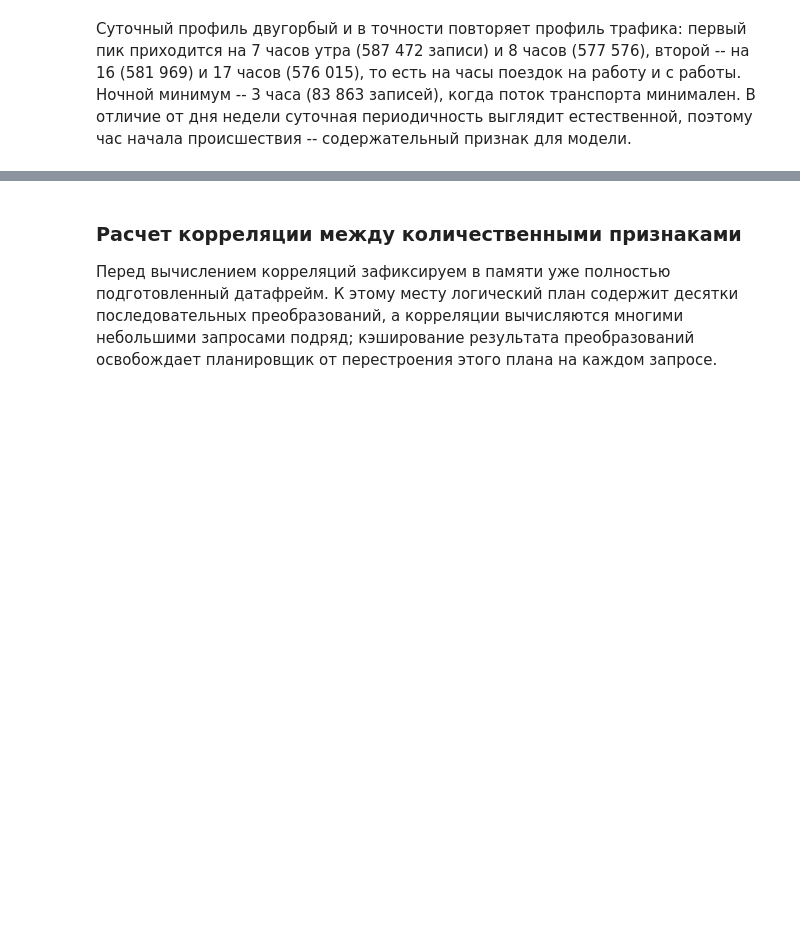
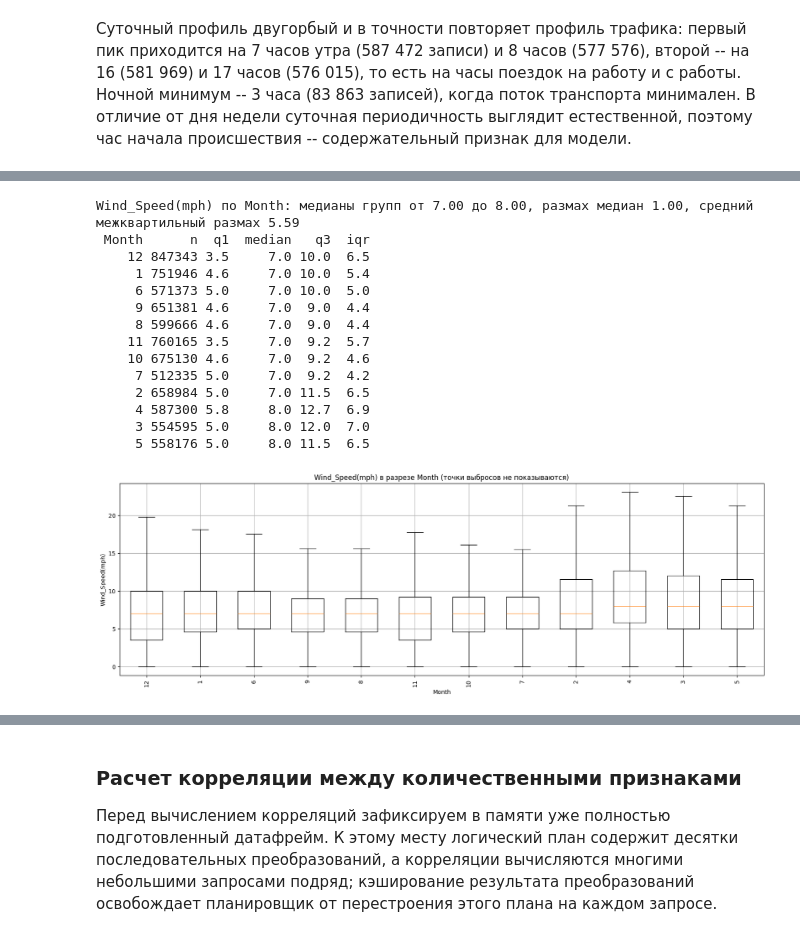
Before and after one commit to Klaw271/SOBD, a Jupyter notebook: lab1/2_Exploratory_analysis_US_Accidents.ipynb, the cells around one changed output, grey strips where cells are left out. Saved outputs shown, nothing was run; the diff lists cells and outputs as text; code cells hidden in the pictures; blank space fills up the shorter version.

```diff
--- a/lab1/2_Exploratory_analysis_US_Accidents.ipynb
+++ b/lab1/2_Exploratory_analysis_US_Accidents.ipynb
@@ -950,0 +1075,19 @@ plt.show()
+# %%
+plot_grouped_boxplots(data=df, y_column="Wind_Speed(mph)",
+                      x_column="Month", top_n=12)
+# %% [output]
+Wind_Speed(mph) по Month: медианы групп от 7.00 до 8.00, размах медиан 1.00, средний межквартильный размах 5.59
+ Month      n  q1  median   q3  iqr
+    12 847343 3.5     7.0 10.0  6.5
+     1 751946 4.6     7.0 10.0  5.4
+     6 571373 5.0     7.0 10.0  5.0
+     9 651381 4.6     7.0  9.0  4.4
+     8 599666 4.6     7.0  9.0  4.4
+    11 760165 3.5     7.0  9.2  5.7
+    10 675130 4.6     7.0  9.2  4.6
+     7 512335 5.0     7.0  9.2  4.2
+     2 658984 5.0     7.0 11.5  6.5
+     4 587300 5.8     8.0 12.7  6.9
+     3 554595 5.0     8.0 12.0  7.0
+     5 558176 5.0     8.0 11.5  6.5
+[figure, added]
```
Also changed, not shown: parts of 12 cells of this notebook, 1 other file.
